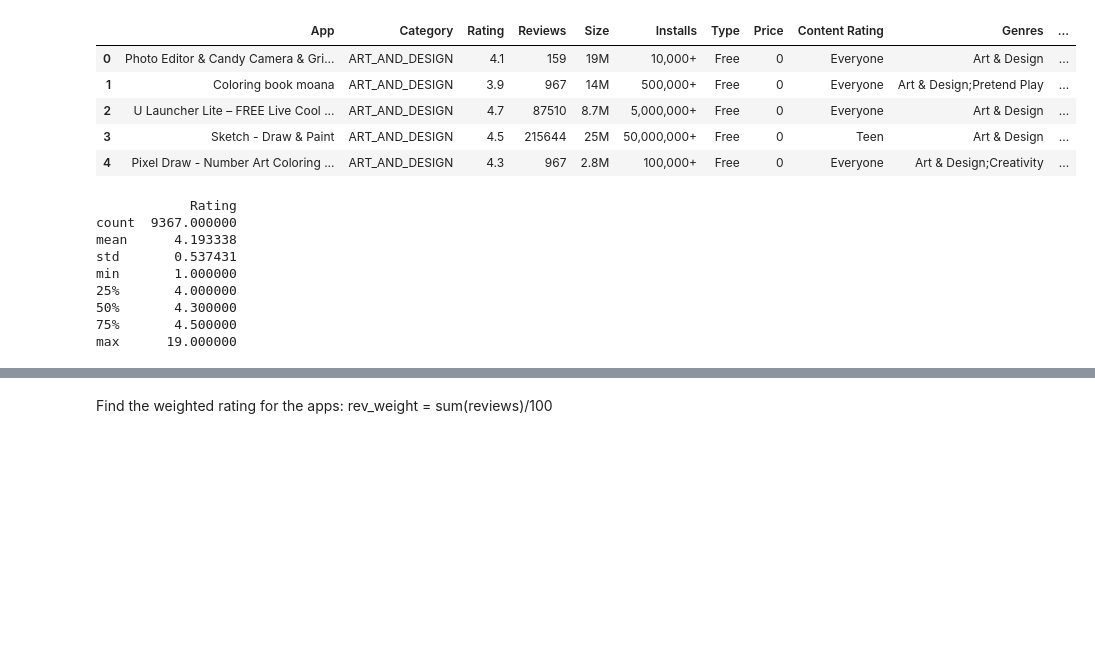
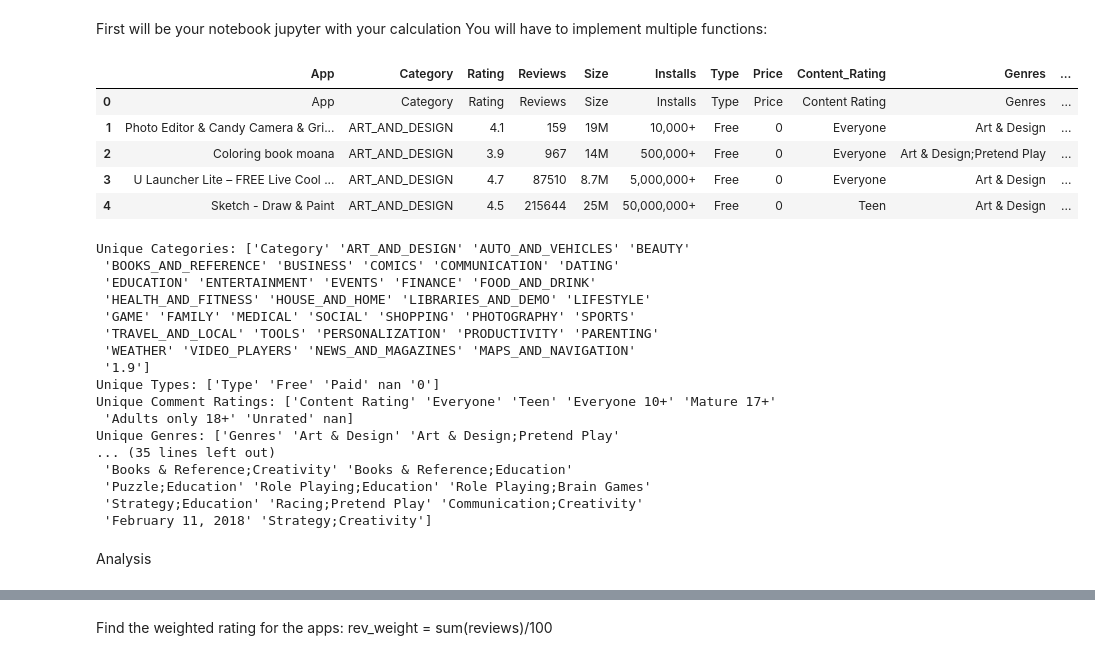
Before and after one commit to Rodauv/google_playstore_stats, a Jupyter notebook: my_mobapp_studio.ipynb, the cells around one changed output, grey strips where cells are left out. Cells and saved outputs as stored; diff of their text form; code cells hidden in the pictures; blank space fills up the shorter version.

```diff
--- a/my_mobapp_studio.ipynb
+++ b/my_mobapp_studio.ipynb
@@ -8,31 +17,48 @@ import numpy as np
+# %% [markdown]
+First will be your notebook jupyter with your calculation You will have to implement multiple functions:
 # %%
+#load_dataset()
+
 def load_dataset(dataset):
-    dataset = pd.read_csv("googleplaystore.csv",index_col=None)
+    dataset = pd.read_csv("googleplaystore.csv",index_col=None,names=["App","Category","Rating","Reviews","Size","Installs","Type","Price","Content_Rating","Genres","Last_Updated","Current_Version","Android_Version"])
     return dataset
 
 source = "googleplaystore.csv"
-dataset = load_dataset(source)
-dataset.head(5)
+raw_dataset = load_dataset(source)
+raw_dataset.head(5)
 # %% [output]
-|  | App | Category | Rating | Reviews | Size | Installs | Type | Price | Content Rating | Genres | ... |
-| 0 | Photo Editor & Candy Camera & Gri... | ART_AND_DESIGN | 4.1 | 159 | 19M | 10,000+ | Free | 0 | Everyone | Art & Design | ... |
-| 1 | Coloring book moana | ART_AND_DESIGN | 3.9 | 967 | 14M | 500,000+ | Free | 0 | Everyone | Art & Design;Pretend Play | ... |
-| 2 | U Launcher Lite – FREE Live Cool ... | ART_AND_DESIGN | 4.7 | 87510 | 8.7M | 5,000,000+ | Free | 0 | Everyone | Art & Design | ... |
-| 3 | Sketch - Draw & Paint | ART_AND_DESIGN | 4.5 | 215644 | 25M | 50,000,000+ | Free | 0 | Teen | Art & Design | ... |
-| 4 | Pixel Draw - Number Art Coloring ... | ART_AND_DESIGN | 4.3 | 967 | 2.8M | 100,000+ | Free | 0 | Everyone | Art & Design;Creativity | ... |
+|  | App | Category | Rating | Reviews | Size | Installs | Type | Price | Content_Rating | Genres | ... |
+| 0 | App | Category | Rating | Reviews | Size | Installs | Type | Price | Content Rating | Genres | ... |
+| 1 | Photo Editor & Candy Camera & Gri... | ART_AND_DESIGN | 4.1 | 159 | 19M | 10,000+ | Free | 0 | Everyone | Art & Design | ... |
+| 2 | Coloring book moana | ART_AND_DESIGN | 3.9 | 967 | 14M | 500,000+ | Free | 0 | Everyone | Art & Design;Pretend Play | ... |
+| 3 | U Launcher Lite – FREE Live Cool ... | ART_AND_DESIGN | 4.7 | 87510 | 8.7M | 5,000,000+ | Free | 0 | Everyone | Art & Design | ... |
+| 4 | Sketch - Draw & Paint | ART_AND_DESIGN | 4.5 | 215644 | 25M | 50,000,000+ | Free | 0 | Teen | Art & Design | ... |
-# %%
-#Analysis
-def print_summarize_dataset(dataset):
-    print(dataset.describe())
-
-print_summarize_dataset(dataset)
-# %% [output]
-            Rating
-count  9367.000000
-mean      4.193338
-std       0.537431
-min       1.000000
-25%       4.000000
-50%       4.300000
-75%       4.500000
-max      19.000000
+# %%
+#Unique values per column
+def unique_values(df):
+    print(f"Unique Categories: {df['Category'].unique()}")
+    print(f"Unique Types: {df['Type'].unique()}")
+    print(f"Unique Comment Ratings: {df['Content_Rating'].unique()}")
+    print(f"Unique Genres: {df['Genres'].unique()}")
+
+unique_values(raw_dataset)
+# %% [output]
+Unique Categories: ['Category' 'ART_AND_DESIGN' 'AUTO_AND_VEHICLES' 'BEAUTY'
+ 'BOOKS_AND_REFERENCE' 'BUSINESS' 'COMICS' 'COMMUNICATION' 'DATING'
+ 'EDUCATION' 'ENTERTAINMENT' 'EVENTS' 'FINANCE' 'FOOD_AND_DRINK'
+ 'HEALTH_AND_FITNESS' 'HOUSE_AND_HOME' 'LIBRARIES_AND_DEMO' 'LIFESTYLE'
+ 'GAME' 'FAMILY' 'MEDICAL' 'SOCIAL' 'SHOPPING' 'PHOTOGRAPHY' 'SPORTS'
+ 'TRAVEL_AND_LOCAL' 'TOOLS' 'PERSONALIZATION' 'PRODUCTIVITY' 'PARENTING'
+ 'WEATHER' 'VIDEO_PLAYERS' 'NEWS_AND_MAGAZINES' 'MAPS_AND_NAVIGATION'
+ '1.9']
+Unique Types: ['Type' 'Free' 'Paid' nan '0']
+Unique Comment Ratings: ['Content Rating' 'Everyone' 'Teen' 'Everyone 10+' 'Mature 17+'
+ 'Adults only 18+' 'Unrated' nan]
+Unique Genres: ['Genres' 'Art & Design' 'Art & Design;Pretend Play'
+... (35 lines left out)
+ 'Books & Reference;Creativity' 'Books & Reference;Education'
+ 'Puzzle;Education' 'Role Playing;Education' 'Role Playing;Brain Games'
+ 'Strategy;Education' 'Racing;Pretend Play' 'Communication;Creativity'
+ 'February 11, 2018' 'Strategy;Creativity']
+# %% [markdown]
+Analysis
```
Also changed, not shown: parts of 18 cells of this notebook.
